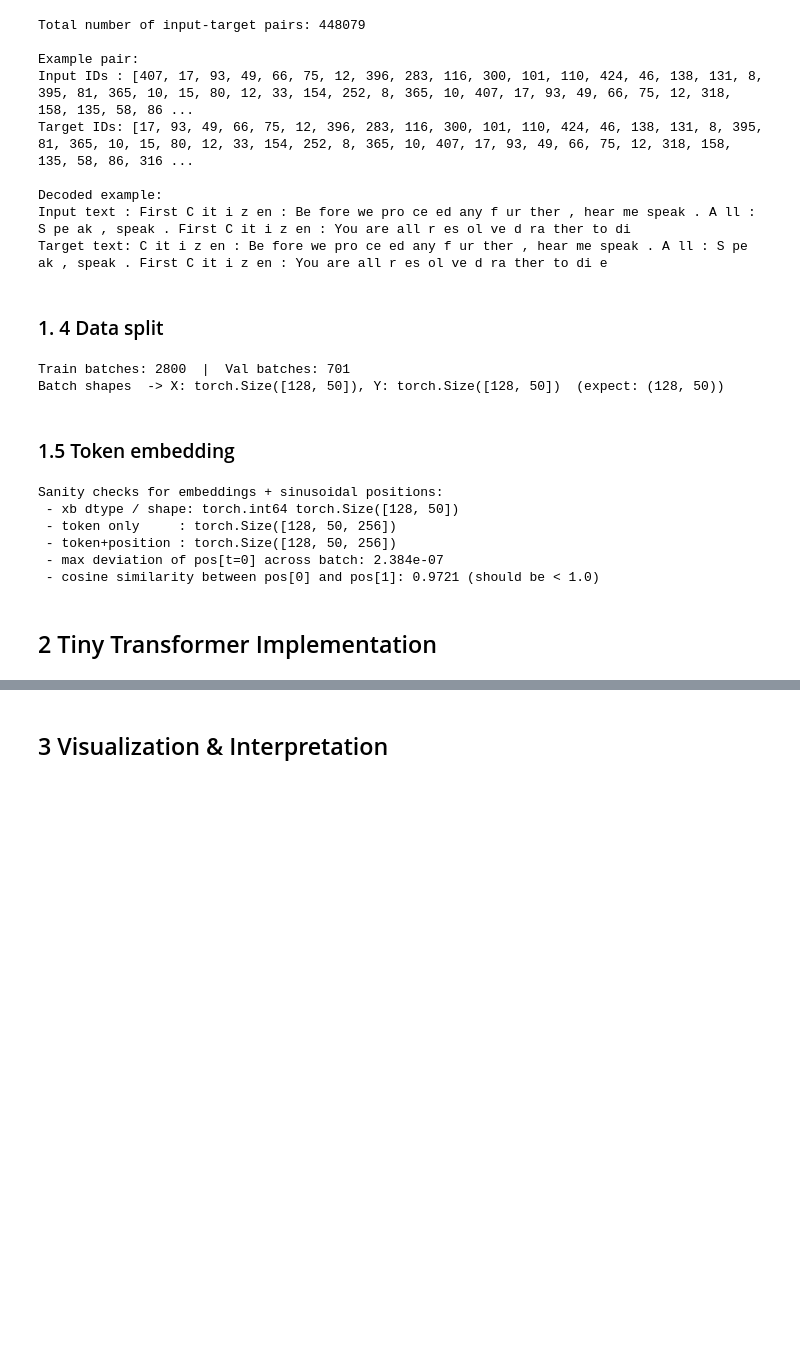
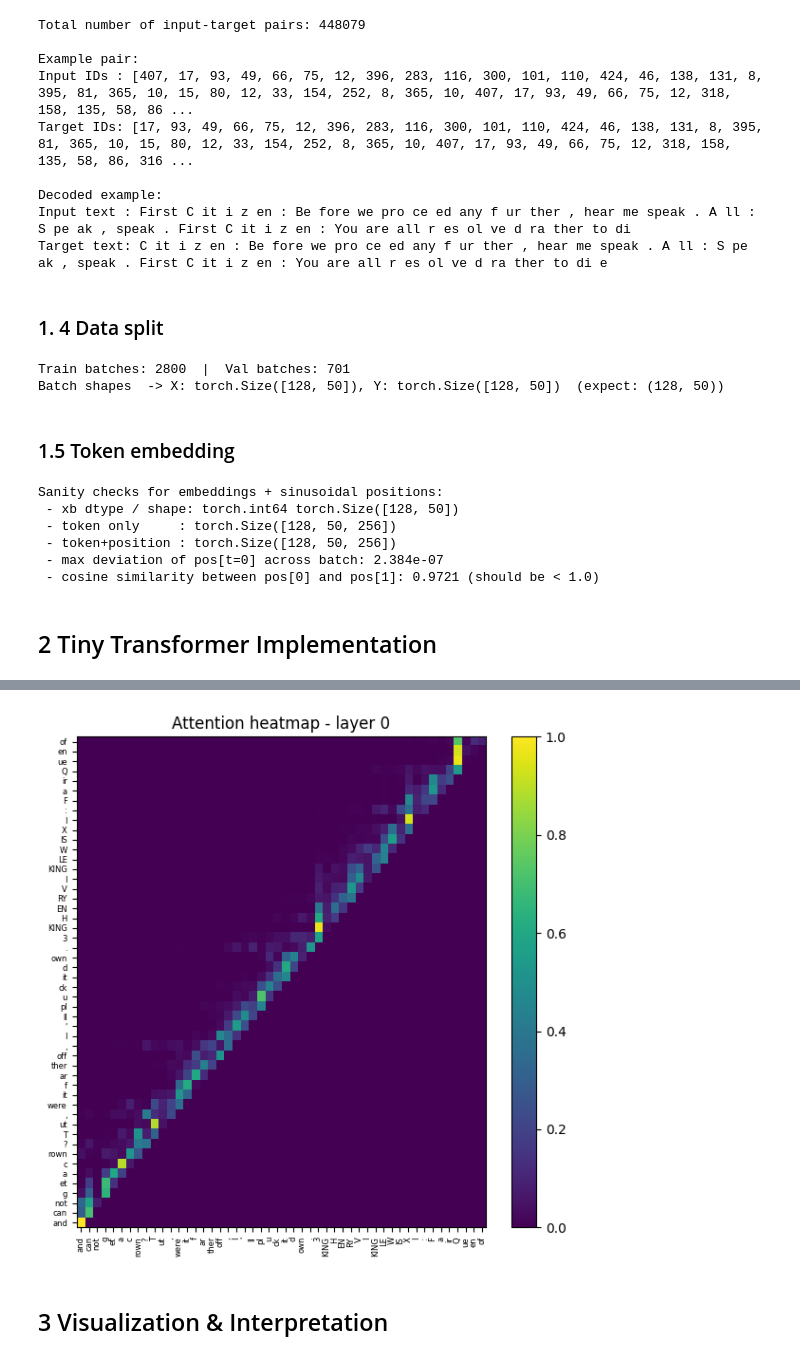
Before and after one commit to fede-giorgi/Transformer_is_All_You_Need, a Jupyter notebook: project.ipynb, the cells around one changed output, grey strips where cells are left out. Saved outputs shown, nothing was run; the diff lists cells and outputs as text; code cells hidden in the pictures; blank space fills up the shorter version.

```diff
--- a/project.ipynb
+++ b/project.ipynb
@@ -19,4 +19,7 @@ from tokenizers.models import BPE
 from tokenizers.trainers import BpeTrainer
 from tokenizers.pre_tokenizers import Whitespace
 
-device = "cuda" if torch.cuda.is_available() else "cpu"
+import matplotlib.pyplot as plt
+
+device = torch.device("cuda" if torch.cuda.is_available() else "cpu")
+print(device.type)
@@ -263,7 +268,6 @@ class SinusoidalPositionalEncoding(nn.Module):
 
 
 # ----- build embeddings and run a quick test on one batch -----
-device   = "cuda" if torch.cuda.is_available() else "cpu"
 d_model  = 256
 max_len  = max(SEQ_LEN, 512)  # keep some headroom if you later increase context length
 
@@ -403,2 +532,47 @@ class TinyTransformer(nn.Module):
+# %%
+# ============================================================
+# Attention heatmap per una sequenza di esempio
+# ============================================================
+
+model.eval()
+xb, yb = next(iter(val_loader))   # prendo un batch dal validation
+xb = xb.to(device)
+
+with torch.no_grad():
+    logits, all_attn = model(xb)
+
+# Scegliamo il primo esempio nel batch
+seq_tokens = xb[0]            # shape: (T,)
+seq_tokens_cpu = seq_tokens.cpu().tolist()
+
+# Scegliamo il layer di cui mostrare l'attenzione (es. il primo)
+layer_idx = 0
+attn = all_attn[layer_idx][0]     # shape: (T, T) per il primo esempio
+attn = attn.detach().cpu().numpy()
+
+plt.figure(figsize=(6, 6))
+plt.imshow(attn, aspect="auto", origin="lower")
+plt.colorbar()
+plt.title(f"Attention heatmap - layer {layer_idx}")
+
+# Se hai un tokenizer con id→token, puoi mettere le etichette sugli assi
+try:
+    # adattalo in base alla tua API del tokenizer
+    # per HuggingFace tokenizers:
+    #   tokenizer.id_to_token(token_id)
+    token_strs = [tokenizer.id_to_token(t) for t in seq_tokens_cpu]
+    # Oppure, se hai un metodo diverso:
+    # token_strs = tokenizer.decode(seq_tokens_cpu).split()
+
+    T = len(token_strs)
+    plt.xticks(range(T), token_strs, rotation=90, fontsize=6)
+    plt.yticks(range(T), token_strs, fontsize=6)
+except Exception as e:
+    print("Non sono riuscito a mettere le etichette dei token sull'heatmap:", e)
+
+plt.tight_layout()
+plt.show()
+# %% [output]
+[figure, added]
 # %% [markdown]
 ## 3 Visualization & Interpretation
```
Also changed, not shown: parts of 10 cells of this notebook.
